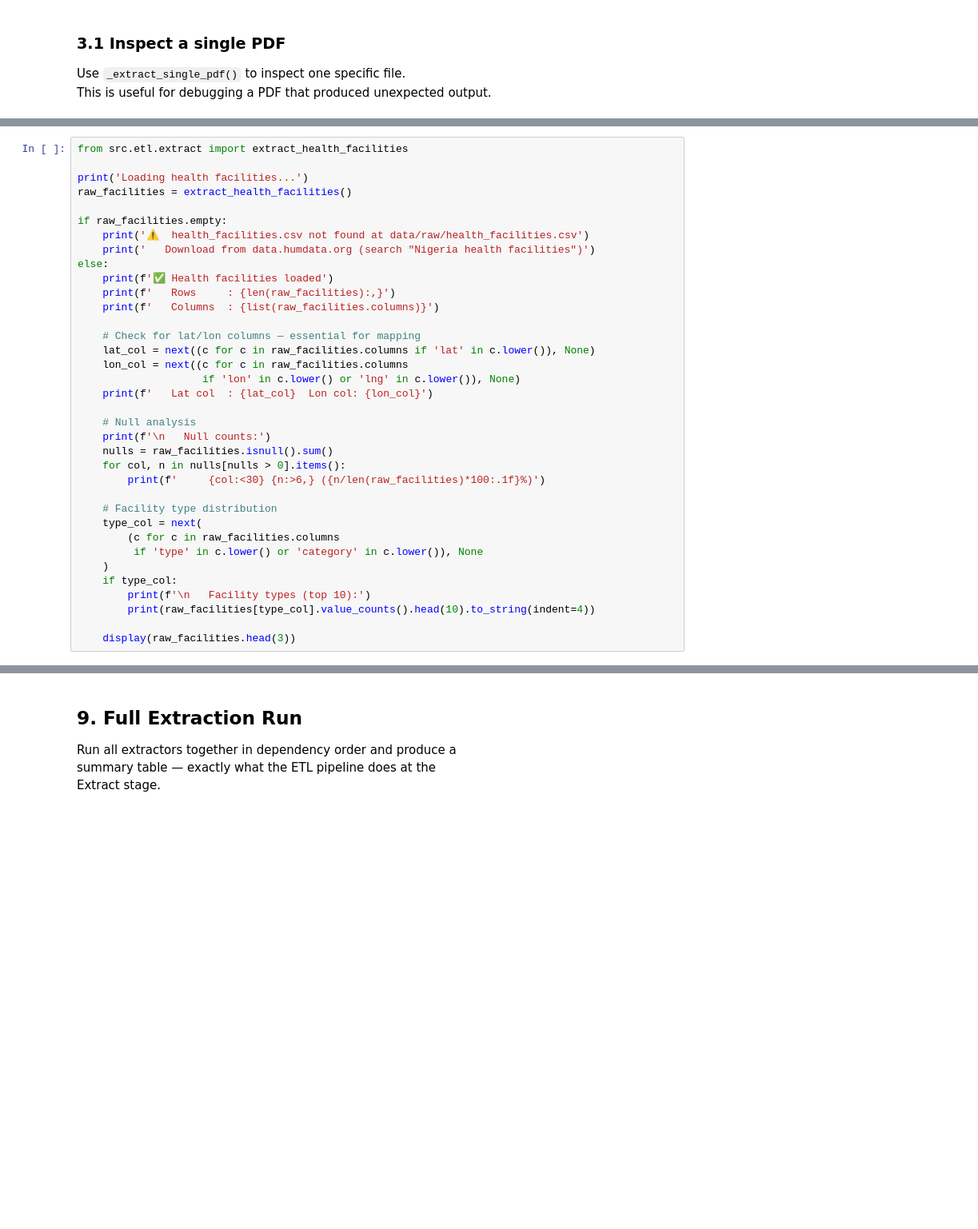
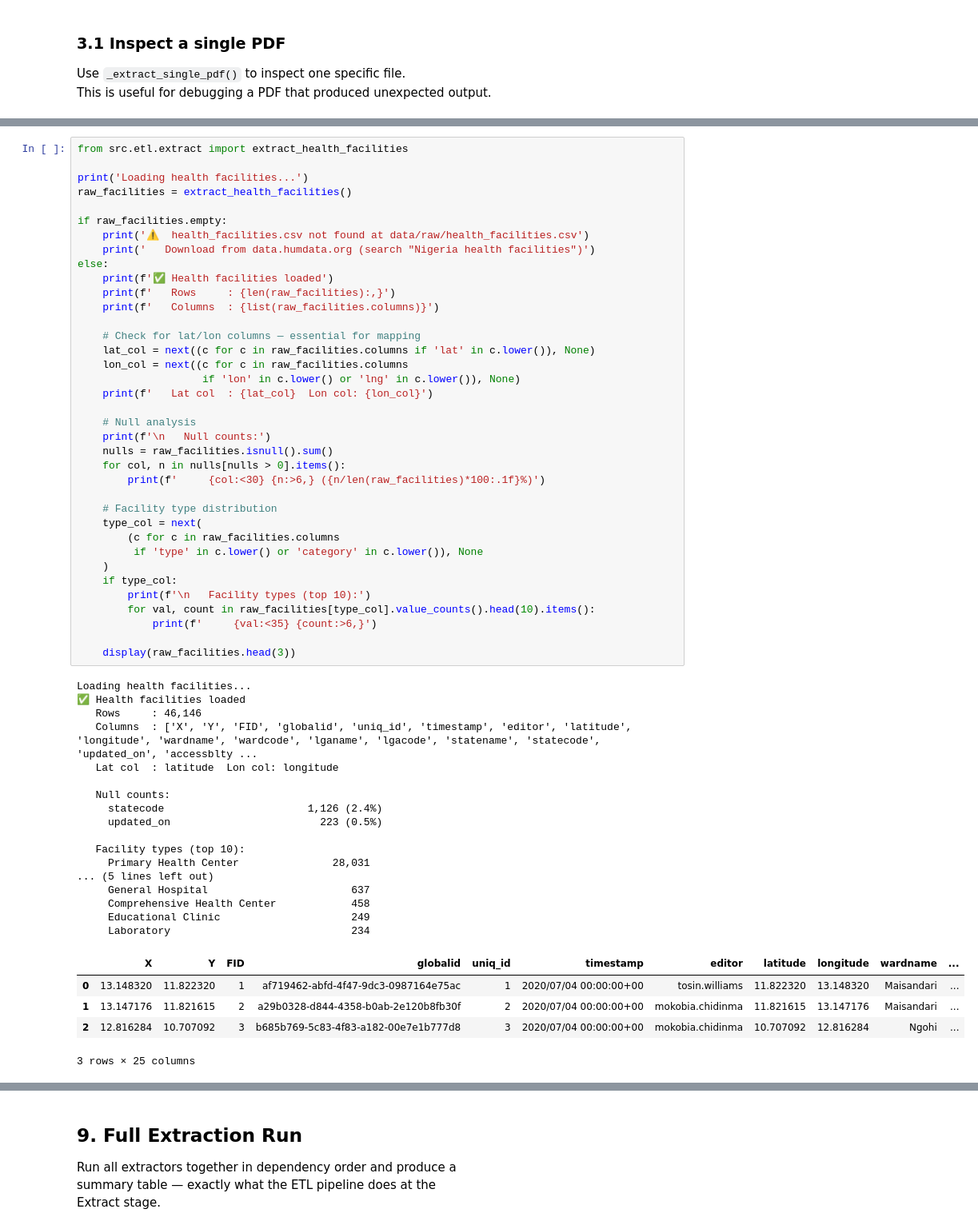
Before and after one commit to ayodeji07/nigeria-disease-surveillance, a Jupyter notebook: notebooks/00_extract_walkthrough.ipynb, the cells around one changed output, grey strips where cells are left out. Shown at 80% size. Drawn from its saved outputs; the diff is of its cells as text; blank space fills up the shorter version.

```diff
--- a/notebooks/00_extract_walkthrough.ipynb
+++ b/notebooks/00_extract_walkthrough.ipynb
@@ -319,34 +477,58 @@ raw_facilities = extract_health_facilities()
 
 if raw_facilities.empty:
     print('⚠️  health_facilities.csv not found at data/raw/health_facilities.csv')
     print('   Download from data.humdata.org (search "Nigeria health facilities")')
 else:
     print(f'✅ Health facilities loaded')
     print(f'   Rows     : {len(raw_facilities):,}')
     print(f'   Columns  : {list(raw_facilities.columns)}')
 
     # Check for lat/lon columns — essential for mapping
     lat_col = next((c for c in raw_facilities.columns if 'lat' in c.lower()), None)
     lon_col = next((c for c in raw_facilities.columns
                     if 'lon' in c.lower() or 'lng' in c.lower()), None)
     print(f'   Lat col  : {lat_col}  Lon col: {lon_col}')
 
     # Null analysis
     print(f'\n   Null counts:')
     nulls = raw_facilities.isnull().sum()
     for col, n in nulls[nulls > 0].items():
         print(f'     {col:<30} {n:>6,} ({n/len(raw_facilities)*100:.1f}%)')
 
     # Facility type distribution
     type_col = next(
         (c for c in raw_facilities.columns
          if 'type' in c.lower() or 'category' in c.lower()), None
     )
     if type_col:
         print(f'\n   Facility types (top 10):')
-        print(raw_facilities[type_col].value_counts().head(10).to_string(indent=4))
+        for val, count in raw_facilities[type_col].value_counts().head(10).items():
+            print(f'     {val:<35} {count:>6,}')
 
     display(raw_facilities.head(3))
+# %% [output]
+Loading health facilities...
+✅ Health facilities loaded
+   Rows     : 46,146
+   Columns  : ['X', 'Y', 'FID', 'globalid', 'uniq_id', 'timestamp', 'editor', 'latitude', 'longitude', 'wardname', 'wardcode', 'lganame', 'lgacode', 'statename', 'statecode', 'updated_on', 'accessblty ...
+   Lat col  : latitude  Lon col: longitude
+
+   Null counts:
+     statecode                       1,126 (2.4%)
+     updated_on                        223 (0.5%)
+
+   Facility types (top 10):
+     Primary Health Center               28,031
+... (5 lines left out)
+     General Hospital                       637
+     Comprehensive Health Center            458
+     Educational Clinic                     249
+     Laboratory                             234
+|  | X | Y | FID | globalid | uniq_id | timestamp | editor | latitude | longitude | wardname | ... |
+| 0 | 13.148320 | 11.822320 | 1 | af719462-abfd-4f47-9dc3-0987164e75ac | 1 | 2020/07/04 00:00:00+00 | tosin.williams | 11.822320 | 13.148320 | Maisandari | ... |
+| 1 | 13.147176 | 11.821615 | 2 | a29b0328-d844-4358-b0ab-2e120b8fb30f | 2 | 2020/07/04 00:00:00+00 | mokobia.chidinma | 11.821615 | 13.147176 | Maisandari | ... |
+| 2 | 12.816284 | 10.707092 | 3 | b685b769-5c83-4f83-a182-00e7e1b777d8 | 3 | 2020/07/04 00:00:00+00 | mokobia.chidinma | 10.707092 | 12.816284 | Ngohi | ... |
+3 rows × 25 columns
 # %% [markdown]
 ## 7. `extract_population()` — NBS / WorldPop State Populations
 
```
Also changed, not shown: parts of 14 cells of this notebook, 42 other files.
